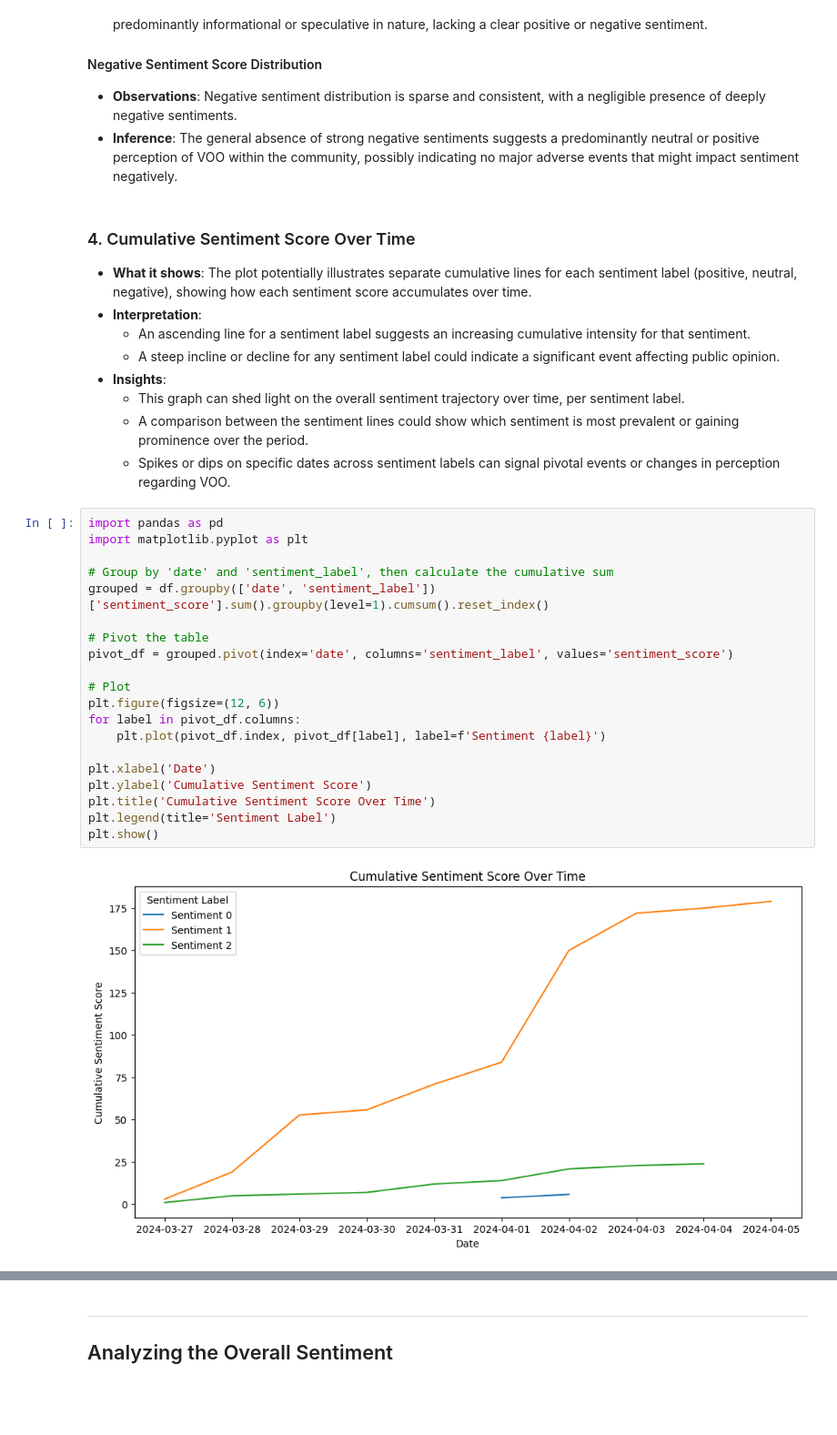
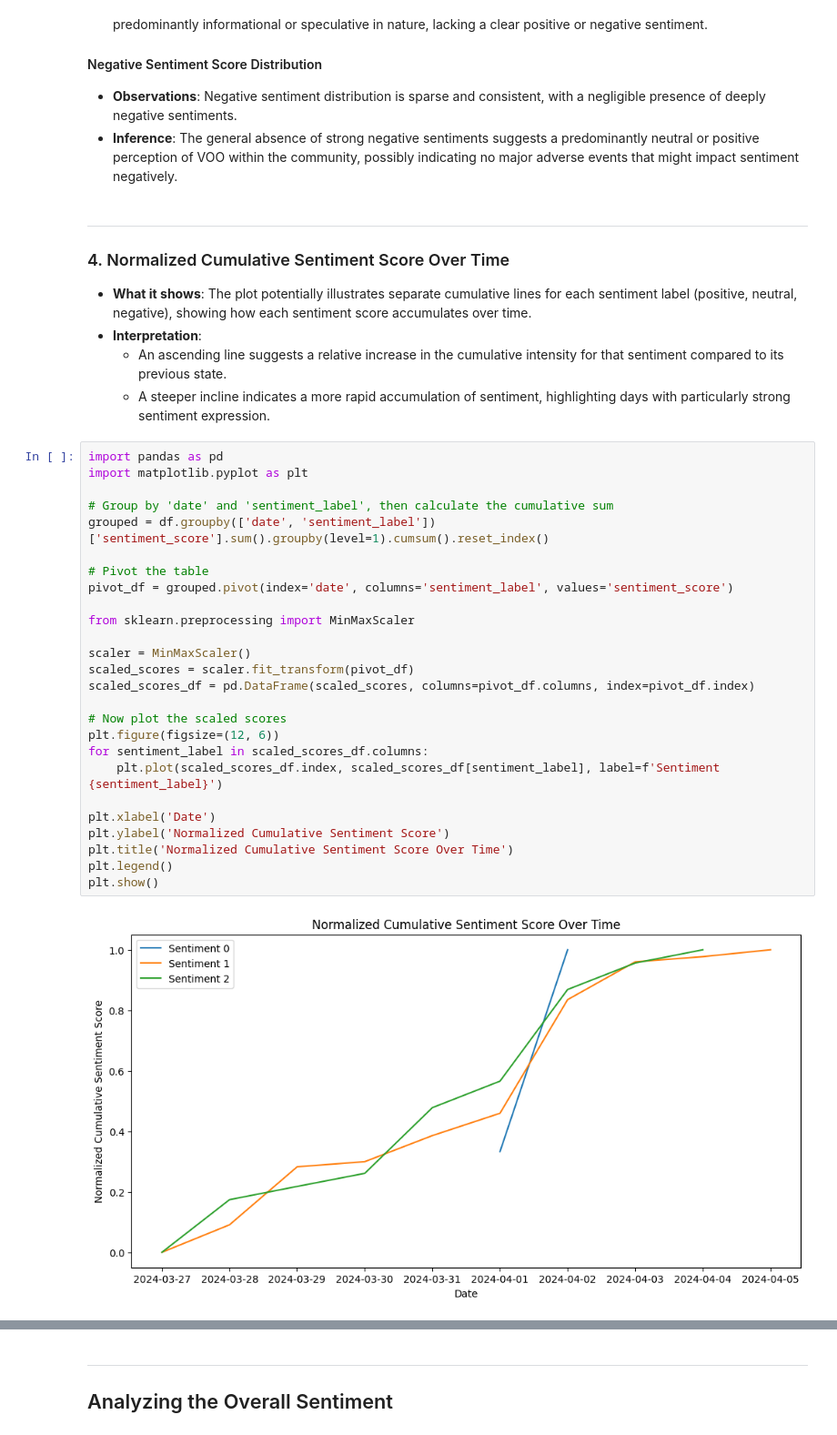
Before and after one commit to charltonxqh/SC1015-mini-project, a Jupyter notebook: Sentiment Analysis/sentiment_analysis_v2.ipynb, the cells around one changed output, grey strips where cells are left out. Shown at 91% size. Saved outputs shown, nothing was run; the diff lists cells and outputs as text; blank space fills up the shorter version.

```diff
--- a/Sentiment Analysis/sentiment_analysis_v2.ipynb
+++ b/Sentiment Analysis/sentiment_analysis_v2.ipynb
@@ -324,34 +327,38 @@ The default of observed=False is deprecated and will be changed to True in a fut
 - **Observations**: Negative sentiment distribution is sparse and consistent, with a negligible presence of deeply negative sentiments.
 - **Inference**: The general absence of strong negative sentiments suggests a predominantly neutral or positive perception of VOO within the community, possibly indicating no major adverse events that might impact sentiment negatively.
 # %% [markdown]
-### 4. Cumulative Sentiment Score Over Time
+---
+
+### 4. Normalized Cumulative Sentiment Score Over Time
 - **What it shows**: The plot potentially illustrates separate cumulative lines for each sentiment label (positive, neutral, negative), showing how each sentiment score accumulates over time.
 - **Interpretation**:
-    - An ascending line for a sentiment label suggests an increasing cumulative intensity for that sentiment.
-    - A steep incline or decline for any sentiment label could indicate a significant event affecting public opinion.
-- **Insights**:
-    - This graph can shed light on the overall sentiment trajectory over time, per sentiment label.
-    - A comparison between the sentiment lines could show which sentiment is most prevalent or gaining prominence over the period.
-    - Spikes or dips on specific dates across sentiment labels can signal pivotal events or changes in perception regarding VOO.
+    - An ascending line suggests a relative increase in the cumulative intensity for that sentiment compared to its previous state.
+    - A steeper incline indicates a more rapid accumulation of sentiment, highlighting days with particularly strong sentiment expression.
 # %%
 import pandas as pd
 import matplotlib.pyplot as plt
 
 # Group by 'date' and 'sentiment_label', then calculate the cumulative sum
 grouped = df.groupby(['date', 'sentiment_label'])['sentiment_score'].sum().groupby(level=1).cumsum().reset_index()
 
 # Pivot the table
 pivot_df = grouped.pivot(index='date', columns='sentiment_label', values='sentiment_score')
 
-# Plot
+from sklearn.preprocessing import MinMaxScaler
+
+scaler = MinMaxScaler()
+scaled_scores = scaler.fit_transform(pivot_df)
+scaled_scores_df = pd.DataFrame(scaled_scores, columns=pivot_df.columns, index=pivot_df.index)
+
+# Now plot the scaled scores
 plt.figure(figsize=(12, 6))
-for label in pivot_df.columns:
-    plt.plot(pivot_df.index, pivot_df[label], label=f'Sentiment {label}')
+for sentiment_label in scaled_scores_df.columns:
+    plt.plot(scaled_scores_df.index, scaled_scores_df[sentiment_label], label=f'Sentiment {sentiment_label}')
 
 plt.xlabel('Date')
-plt.ylabel('Cumulative Sentiment Score')
-plt.title('Cumulative Sentiment Score Over Time')
-plt.legend(title='Sentiment Label')
+plt.ylabel('Normalized Cumulative Sentiment Score')
+plt.title('Normalized Cumulative Sentiment Score Over Time')
+plt.legend()
 plt.show()
 # %% [output]
-[figure, old version]
+[figure, new version]
```
Also changed, not shown: parts of 21 cells of this notebook.
